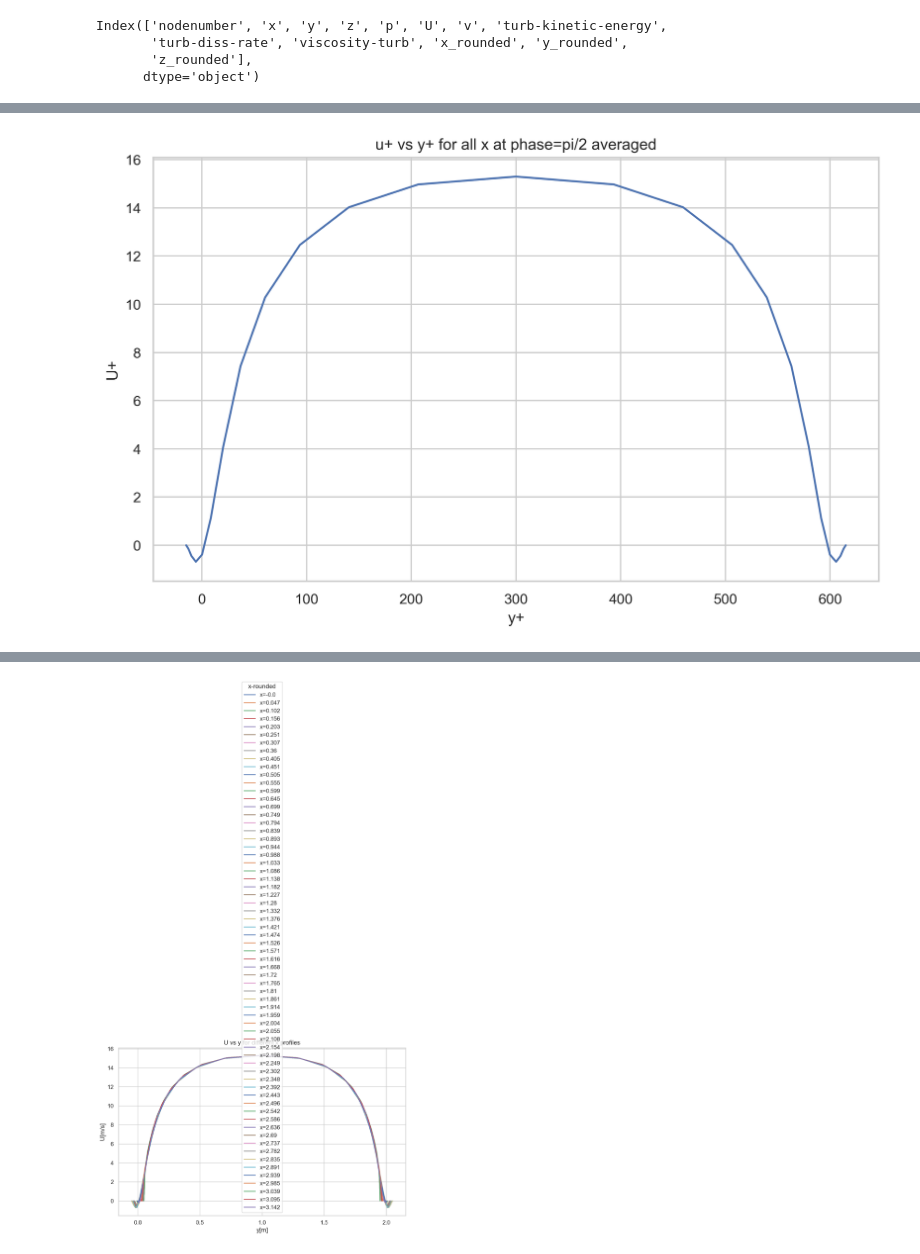
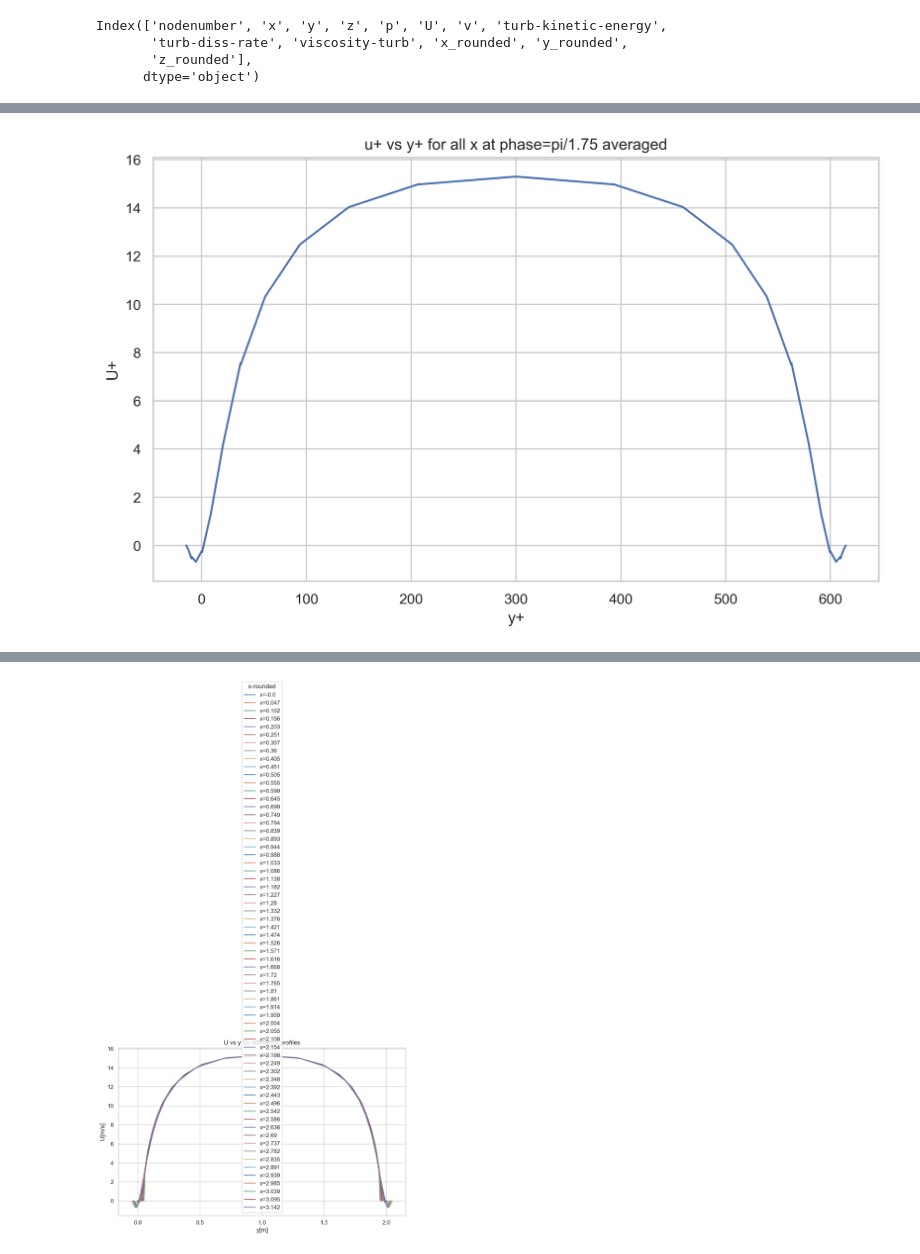
Before and after one commit to alexliberzonlab/sari-data, a Jupyter notebook: data_to_plot.ipynb, the cells around one changed output, grey strips where cells are left out. Saved outputs shown, nothing was run; the diff lists cells and outputs as text; code cells hidden in the pictures.

```diff
--- a/data_to_plot.ipynb
+++ b/data_to_plot.ipynb
@@ -76,7 +77,8 @@ Number of unique y_rounded values: 1317
 # %%
+sim_num=1
 pi=np.pi
 amp=0.05
-pi_div=2
+pi_div=7/4
 lam=pi/8
 theta_target=pi/pi_div
 length=pi
@@ -278,31 +291,33 @@ for x_val in x_sel:
         subset['U_plus'] = subset['U'] / u_tau
         subset = subset[['y_plus', 'U_plus']]
     else:
         subset = interpolate_U_at_x(x_val, df, unique_x, l1, r, n)
     if subset is not None:
         subset['y_plus'] = subset['y_plus'].round(3)
         all_data.append(subset)
 
 # Concatenate and average
 combined_df = pd.concat(all_data)
 avg_df = combined_df.groupby('y_plus', as_index=False)['U_plus'].mean()
 plt.figure(figsize=(10, 6), dpi=300)
 sns.lineplot(data=avg_df, x='y_plus', y='U_plus')
 # === Plotting ===
 #plt.figure(figsize=(10, 6), dpi=300)
 #for x_val in x_sel:
  #   if x_val in unique_x:
   #      subset = df[df['x_rounded'] == x_val].sort_values('y')
    #     sns.lineplot(x='y_plus', y='U_plus', data=subset, label=f'x={x_val:.3f}')
     #else:
      #   interp_df = interpolate_U_at_x(x_val, df, unique_x, l1, r, n)
       #  if interp_df is not None:
        #     sns.lineplot(x='y_plus', y='U_plus', data=interp_df, label=f'x={x_val:.3f}*')
 
+
 plt.title(f'u+ vs y+ for all x at phase=pi/{pi_div} averaged')
 plt.xlabel('y+')
 plt.ylabel('U+')
 plt.grid(True)
 plt.show()
+avg_df.to_csv(f'avg_profile_sim_{sim_num}_phase_piby{pi_div}.csv', index=False)
 # %% [output]
-[figure, old version]
+[figure, new version]
```
Also changed, not shown: parts of 11 cells of this notebook, 26 other files.
